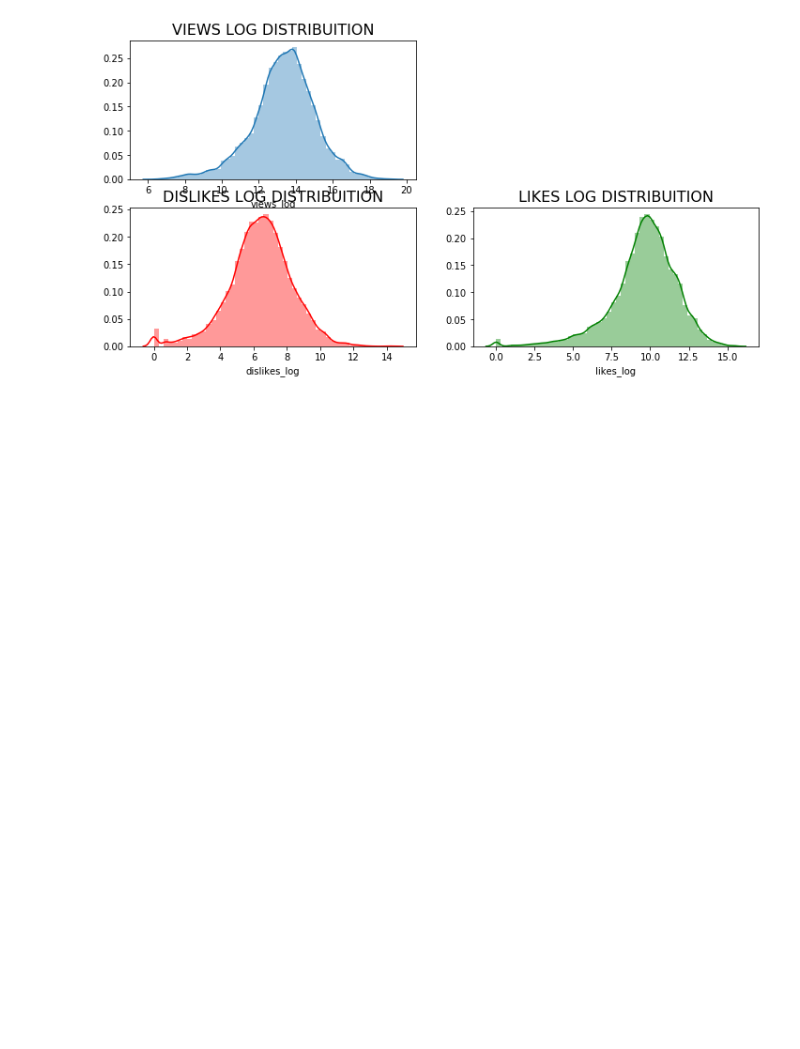
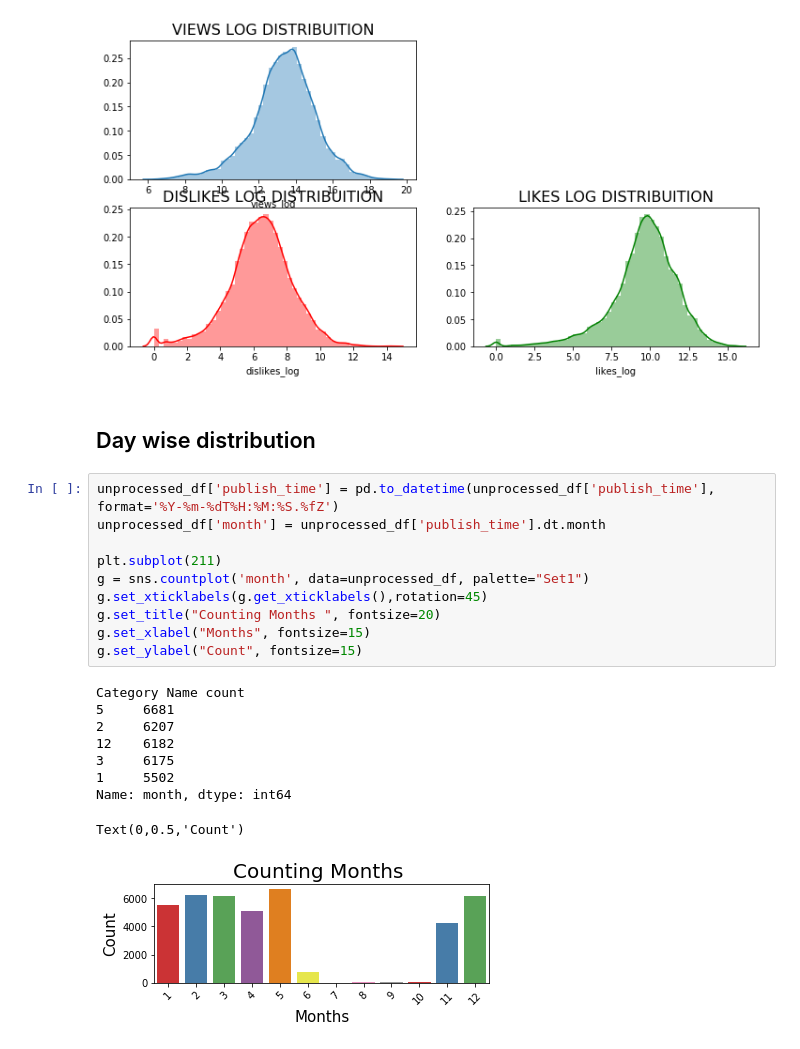
Before and after one commit to Tann10/YouTube, a Jupyter notebook: data-mining/EDA.ipynb, the cells around one changed output. Drawn from its saved outputs; the diff is of its cells as text; blank space fills up the shorter version.

```diff
--- a/data-mining/EDA.ipynb
+++ b/data-mining/EDA.ipynb
@@ -93,3 +93,25 @@ g3.set_title("DISLIKES LOG DISTRIBUITION", fontsize=16)
 plt.show()
 # %% [output]
 [figure]
+# %% [markdown]
+## Day wise distribution
+# %%
+unprocessed_df['publish_time'] = pd.to_datetime(unprocessed_df['publish_time'], format='%Y-%m-%dT%H:%M:%S.%fZ')
+unprocessed_df['month'] = unprocessed_df['publish_time'].dt.month
+
+plt.subplot(211)
+g = sns.countplot('month', data=unprocessed_df, palette="Set1")
+g.set_xticklabels(g.get_xticklabels(),rotation=45)
+g.set_title("Counting Months ", fontsize=20)
+g.set_xlabel("Months", fontsize=15)
+g.set_ylabel("Count", fontsize=15)
+# %% [output]
+Category Name count
+5     6681
+2     6207
+12    6182
+3     6175
+1     5502
+Name: month, dtype: int64
+Text(0,0.5,'Count')
+[figure, added]
```
Also changed, not shown: parts of 4 cells of this notebook.
